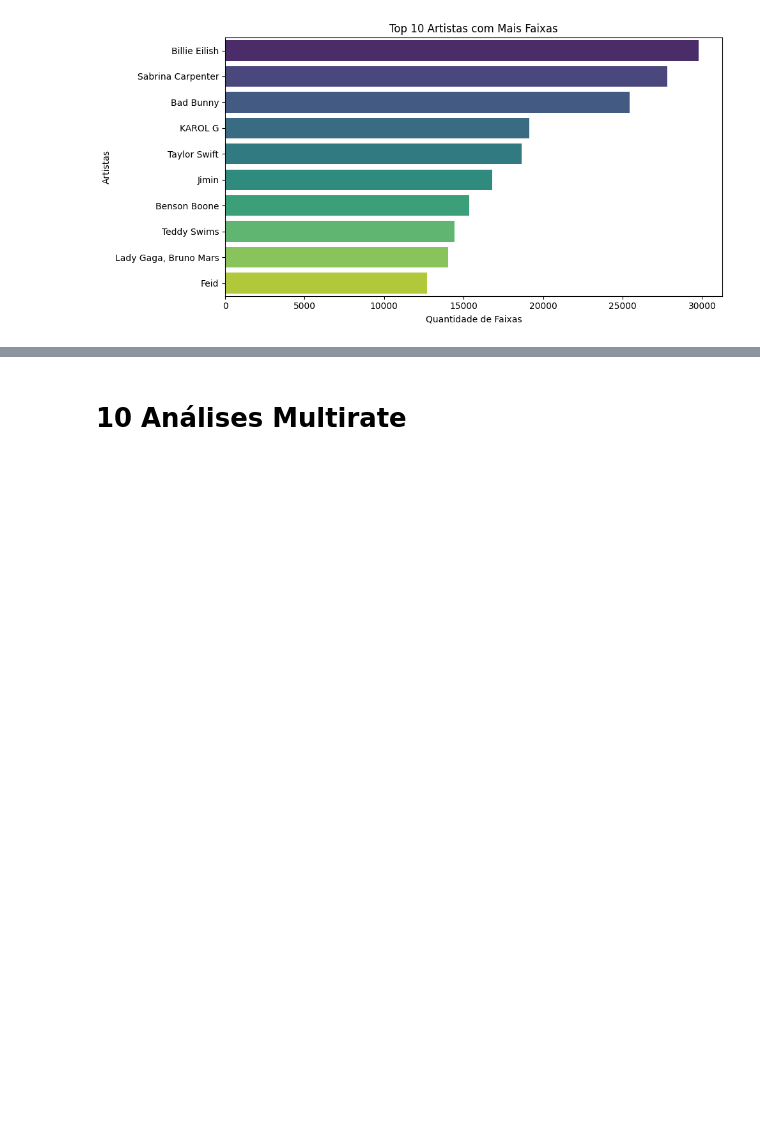
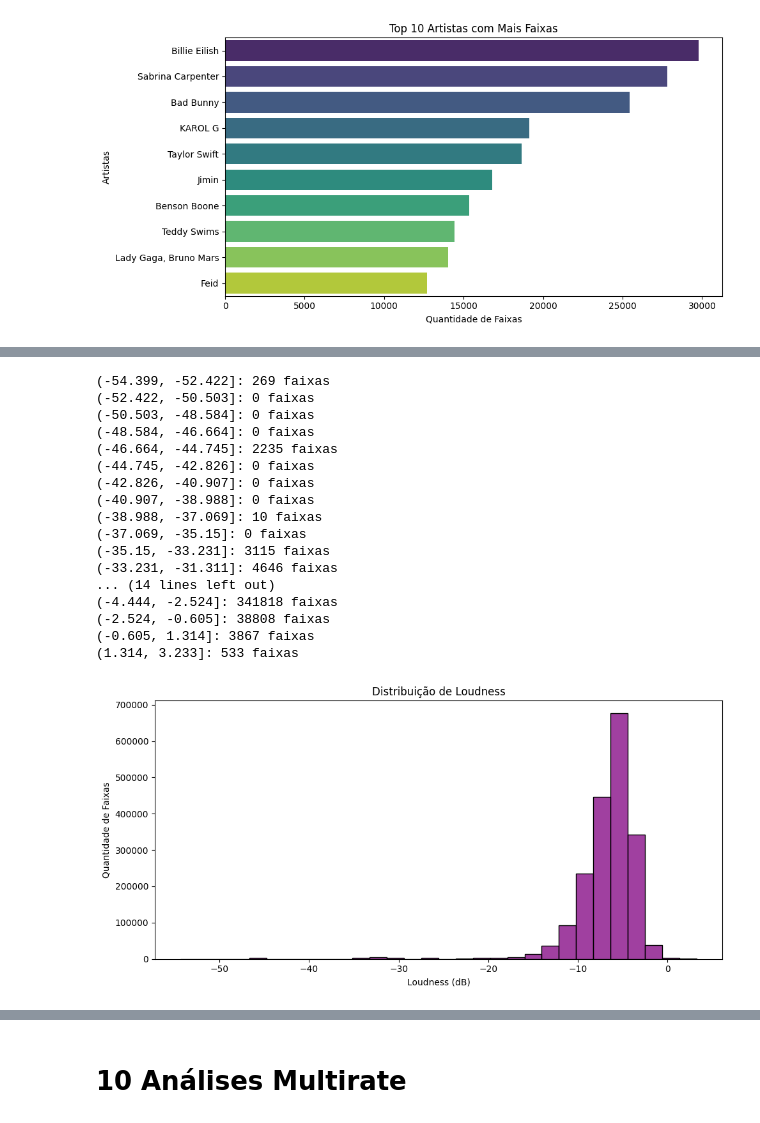
Before and after one commit to Henrick1/Projeto-Data-Science, a Jupyter notebook: Projeto.ipynb, the cells around one changed output, grey strips where cells are left out. Saved outputs shown, nothing was run; the diff lists cells and outputs as text; code cells hidden in the pictures; blank space fills up the shorter version.

```diff
--- a/Projeto.ipynb
+++ b/Projeto.ipynb
@@ -234,0 +302,40 @@ plt.show()
+# %%
+# loudness (Intervalos de loudness)
+# Define os intervalos (bins) e cria uma nova coluna com a faixa de loudness
+bins = 30  # você pode ajustar esse valor
+df['loudness_bin'] = pd.cut(df['loudness'], bins=bins)
+
+# Conta quantas faixas caem em cada faixa de loudness
+loudness_counts = df['loudness_bin'].value_counts().sort_index()
+
+# Imprime no console
+for interval, count in loudness_counts.items():
+    print(f"{interval}: {count} faixas")
+
+# Plota o histograma
+plt.figure(figsize=(10,5))
+sns.histplot(df['loudness'], bins=bins, color='purple')
+plt.title("Distribuição de Loudness")
+plt.xlabel("Loudness (dB)")
+plt.ylabel("Quantidade de Faixas")
+plt.tight_layout()
+plt.show()
+# %% [output]
+(-54.399, -52.422]: 269 faixas
+(-52.422, -50.503]: 0 faixas
+(-50.503, -48.584]: 0 faixas
+(-48.584, -46.664]: 0 faixas
+(-46.664, -44.745]: 2235 faixas
+(-44.745, -42.826]: 0 faixas
+(-42.826, -40.907]: 0 faixas
+(-40.907, -38.988]: 0 faixas
+(-38.988, -37.069]: 10 faixas
+(-37.069, -35.15]: 0 faixas
+(-35.15, -33.231]: 3115 faixas
+(-33.231, -31.311]: 4646 faixas
+... (14 lines left out)
+(-4.444, -2.524]: 341818 faixas
+(-2.524, -0.605]: 38808 faixas
+(-0.605, 1.314]: 3867 faixas
+(1.314, 3.233]: 533 faixas
+[figure, added]
```
Also changed, not shown: parts of 4 cells of this notebook.
